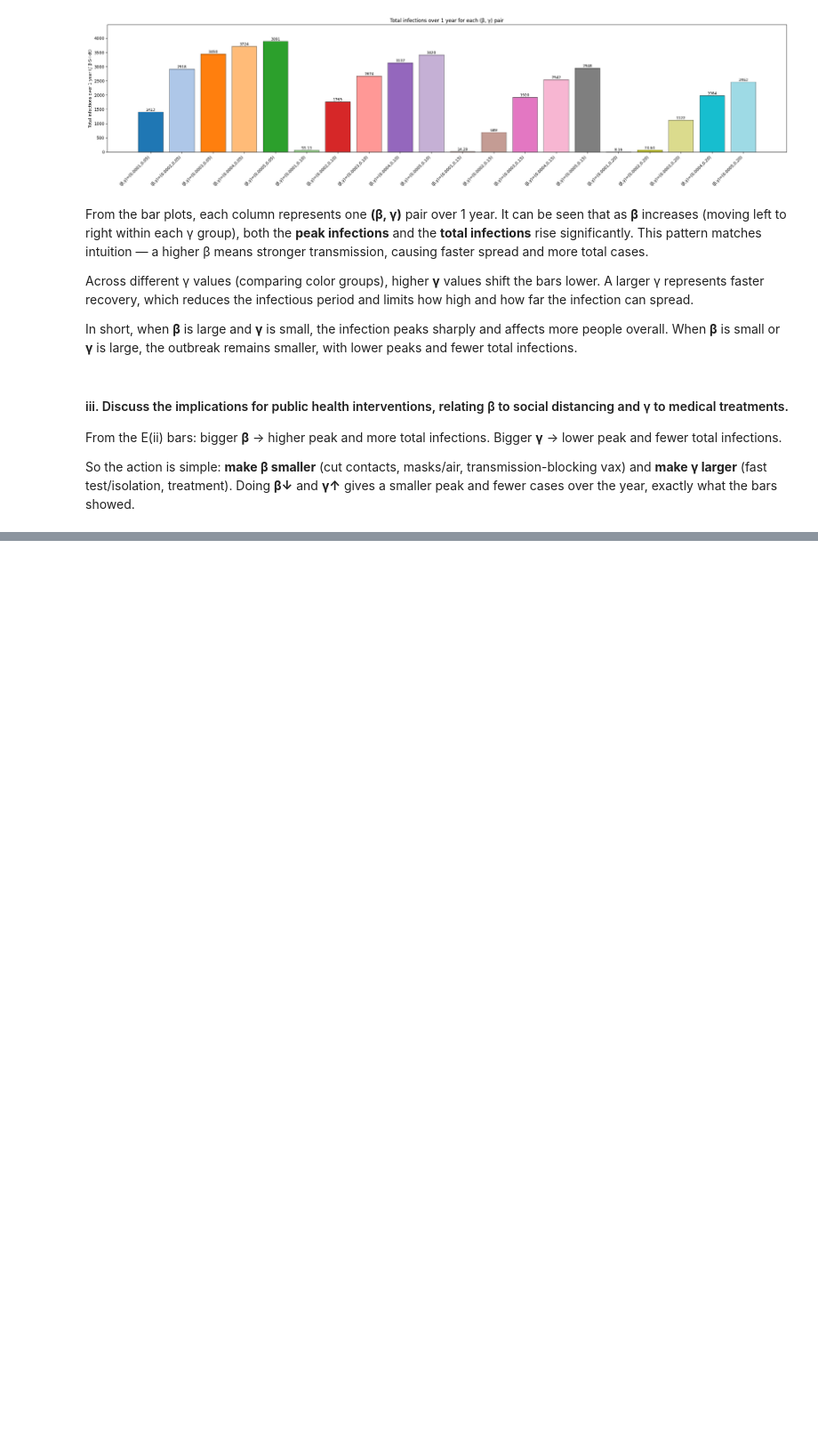
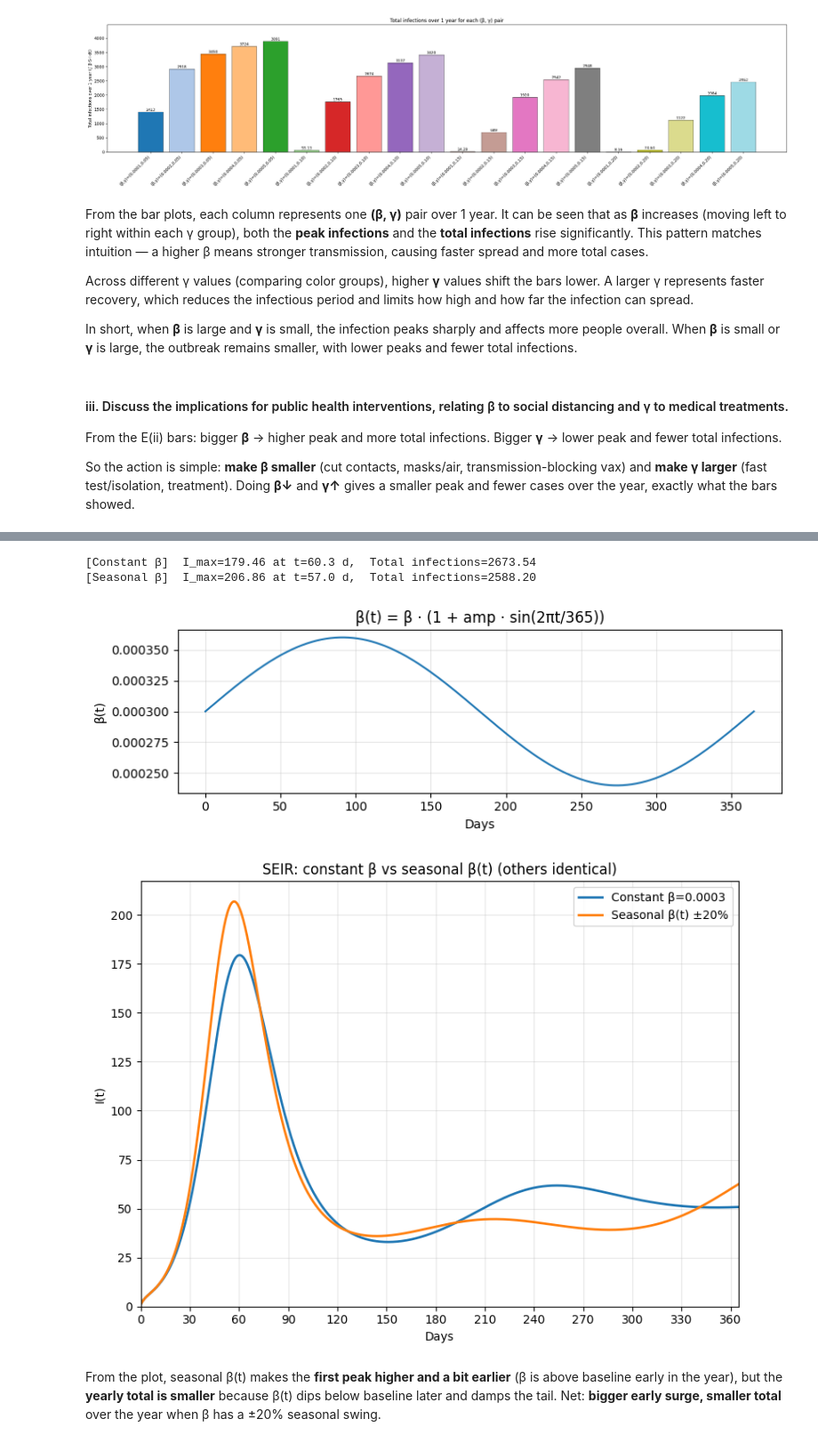
Before and after one commit to Hanqk97/BMI500_WEEK11, a Jupyter notebook: HW11.ipynb, the cells around one changed output, grey strips where cells are left out. Shown at 89% size. Cells and saved outputs as stored; diff of their text form; code cells hidden in the pictures; blank space fills up the shorter version.

```diff
--- a/HW11.ipynb
+++ b/HW11.ipynb
@@ -419,0 +472,36 @@ So the action is simple: **make β smaller** (cut contacts, masks/air, transmiss
+# %%
+t_c, S_c, E_c, I_c, R_c = simulate(seir_rhs_const)
+t_s, S_s, E_s, I_s, R_s = simulate(seir_rhs_seasonal)
+
+idx_c = int(np.argmax(I_c)); Imax_c = float(I_c[idx_c]); tpeak_c = float(t_c[idx_c])
+idx_s = int(np.argmax(I_s)); Imax_s = float(I_s[idx_s]); tpeak_s = float(t_s[idx_s])
+
+# Totals over 365 days (1 year): ∫ β(t)·S·I dt  (only β(t) differs)
+total_c = float(np.trapz(beta * S_c * I_c, t_c))
+beta_series_s = beta_seasonal(t_s)
+total_s = float(np.trapz(beta_series_s * S_s * I_s, t_s))
+
+print(f"[Constant β]  I_max={Imax_c:.2f} at t={tpeak_c:.1f} d,  Total infections={total_c:.2f}")
+print(f"[Seasonal β]  I_max={Imax_s:.2f} at t={tpeak_s:.1f} d,  Total infections={total_s:.2f}")
+
+plt.figure(figsize=(8, 2.8))
+plt.plot(t_s, beta_series_s)
+plt.xlabel("Days"); plt.ylabel("β(t)")
+plt.title("β(t) = β · (1 + amp · sin(2πt/365))")
+plt.grid(True, alpha=0.3); plt.tight_layout(); plt.show()
+
+plt.figure(figsize=(8, 6))
+plt.plot(t_c, I_c, label=f"Constant β={beta}", linewidth=2)
+plt.plot(t_s, I_s, label=f"Seasonal β(t) ±{int(season_amp*100)}%", linewidth=2)
+plt.xlabel("Days"); plt.ylabel("I(t)")
+plt.title("SEIR: constant β vs seasonal β(t) (others identical)")
+plt.legend(); plt.grid(True, alpha=0.3)
+ax = plt.gca(); ax.set_xlim(0, t_end); ax.set_xticks(list(range(0, int(t_end)+1, 30))); ax.set_ylim(bottom=0)
+plt.tight_layout(); plt.show()
+# %% [output]
+[Constant β]  I_max=179.46 at t=60.3 d,  Total infections=2673.54
+[Seasonal β]  I_max=206.86 at t=57.0 d,  Total infections=2588.20
+[figure, added]
+[figure, added]
+# %% [markdown]
+From the plot, seasonal β(t) makes the **first peak higher and a bit earlier** (β is above baseline early in the year), but the **yearly total is smaller** because β(t) dips below baseline later and damps the tail. Net: **bigger early surge, smaller total** over the year when β has a ±20% seasonal swing.
```
Also changed, not shown: parts of 2 cells of this notebook, 5 other files.
